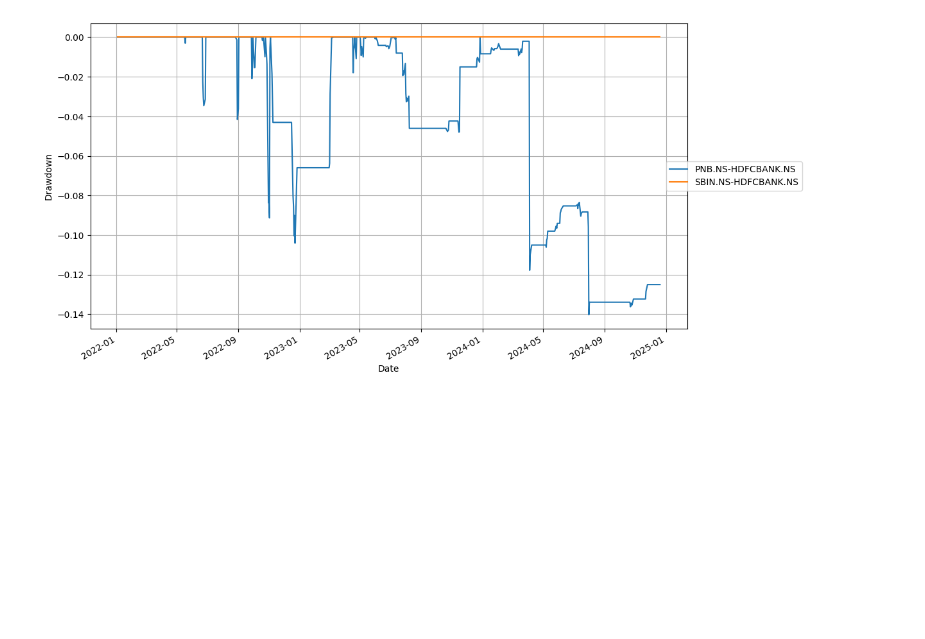
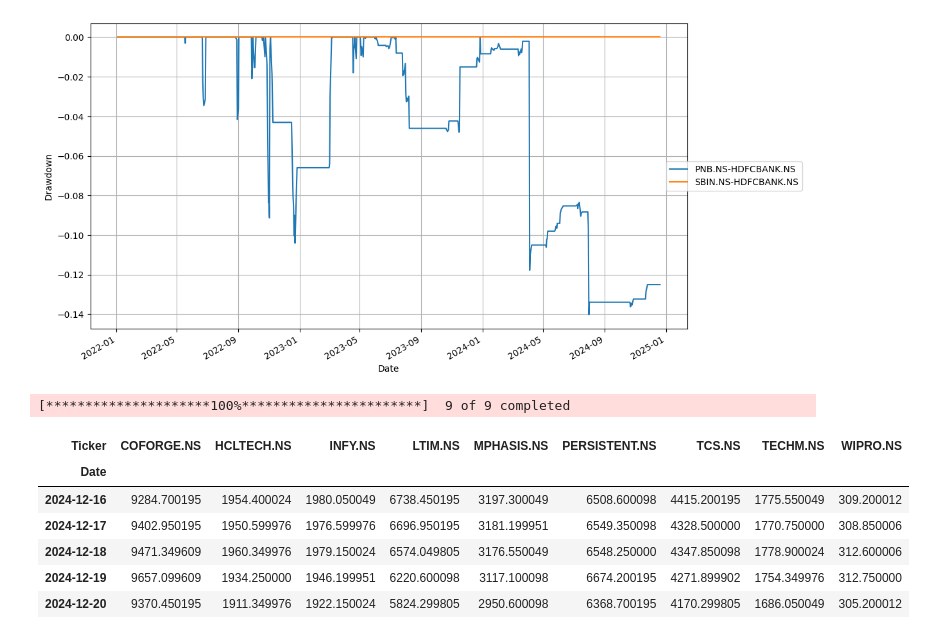
Before and after one commit to Amination-Gogia/Pairs-Trading-Dec-2024, a Jupyter notebook: Week-2/assignment_2.ipynb, the cells around one changed output. Saved outputs shown, nothing was run; the diff lists cells and outputs as text; code cells hidden in the pictures; blank space fills up the shorter version.

```diff
--- a/Week-2/assignment_2.ipynb
+++ b/Week-2/assignment_2.ipynb
@@ -1142,3 +1142,24 @@ plt.ylabel('Drawdown')
 plt.show()
 # %% [output]
 [figure]
+# %%
+start = datetime.datetime(2022, 1, 1)
+end = datetime.datetime(2024, 12, 23)
+
+it_tickers = [
+    "TCS.NS", "INFY.NS", "WIPRO.NS", "HCLTECH.NS", "TECHM.NS",
+    "LTIM.NS", "COFORGE.NS", "MPHASIS.NS", "PERSISTENT.NS"
+]
+
+
+df = yf.download(it_tickers, start, end)['Close']
+df.tail()
+# %% [output]
+[*********************100%***********************]  9 of 9 completed
+| Ticker | COFORGE.NS | HCLTECH.NS | INFY.NS | LTIM.NS | MPHASIS.NS | PERSISTENT.NS | TCS.NS | TECHM.NS | WIPRO.NS |
+| Date |  |  |  |  |  |  |  |  |  |
+| 2024-12-16 | 9284.700195 | 1954.400024 | 1980.050049 | 6738.450195 | 3197.300049 | 6508.600098 | 4415.200195 | 1775.550049 | 309.200012 |
+| 2024-12-17 | 9402.950195 | 1950.599976 | 1976.599976 | 6696.950195 | 3181.199951 | 6549.350098 | 4328.500000 | 1770.750000 | 308.850006 |
+| 2024-12-18 | 9471.349609 | 1960.349976 | 1979.150024 | 6574.049805 | 3176.550049 | 6548.250000 | 4347.850098 | 1778.900024 | 312.600006 |
+| 2024-12-19 | 9657.099609 | 1934.250000 | 1946.199951 | 6220.600098 | 3117.100098 | 6674.200195 | 4271.899902 | 1754.349976 | 312.750000 |
+| 2024-12-20 | 9370.450195 | 1911.349976 | 1922.150024 | 5824.299805 | 2950.600098 | 6368.700195 | 4170.299805 | 1686.050049 | 305.200012 |
```
Also changed, not shown: parts of 16 cells of this notebook.
